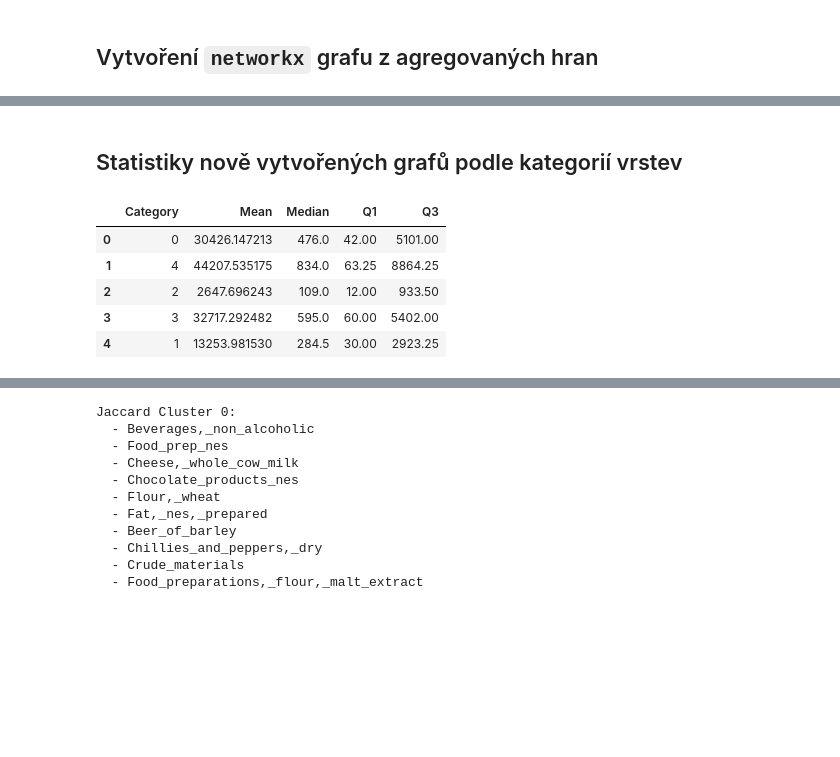
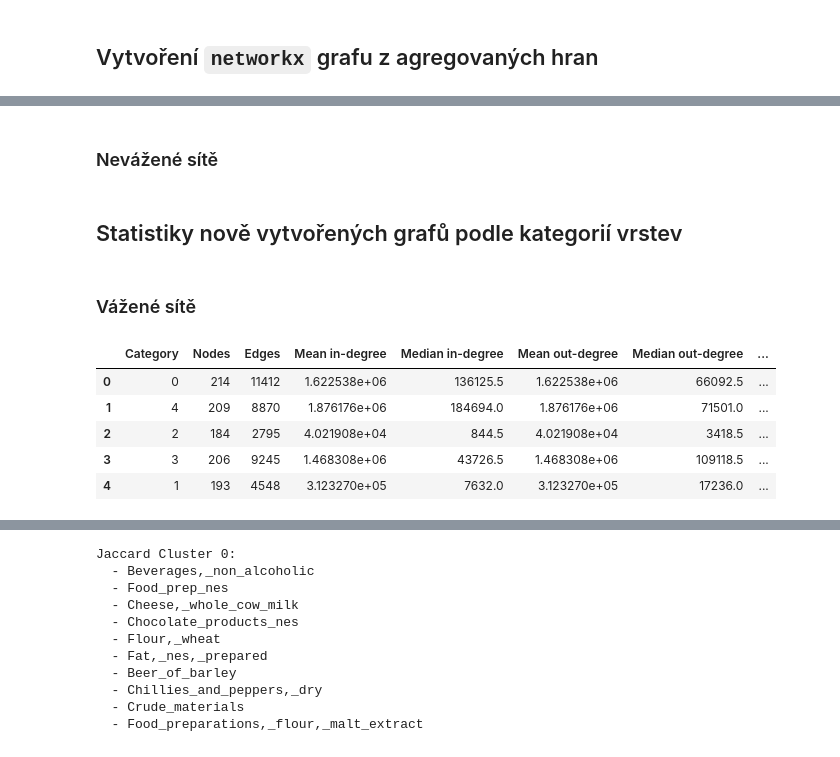
Before and after one commit to SLI0124/metody-analyzy-siti-ii, a Jupyter notebook: projects/implementation.ipynb, the cells around one changed output, grey strips where cells are left out. Saved outputs shown, nothing was run; the diff lists cells and outputs as text; code cells hidden in the pictures; blank space fills up the shorter version.

```diff
--- a/projects/implementation.ipynb
+++ b/projects/implementation.ipynb
@@ -241,27 +244,63 @@ for category in aggregated_edges['jaccard_cluster'].unique():
+# %% [markdown]
+### Nevážené sítě
+# %%
+category_graphs_un_weighted = {}
+
+for category in aggregated_edges['jaccard_cluster'].unique():
+
+    cat_edges = aggregated_edges[aggregated_edges['jaccard_cluster'] == category]
+
+    G_unweighted = nx.DiGraph()
+    node_ids = set(cat_edges['source']).union(set(cat_edges['target']))
+    for node_id in node_ids:
+        label = node_id_to_label.get(node_id, str(node_id))
+        G_unweighted.add_node(node_id, label=label)
+
+    for _, edge in cat_edges.iterrows():
+        G_unweighted.add_edge(edge['source'], edge['target'])
+
+    category_graphs_un_weighted[category] = G_unweighted
 # %% [markdown]
 ## Statistiky nově vytvořených grafů podle kategorií vrstev
+# %% [markdown]
+### Vážené sítě
 # %%
-stats = []
-for category, graph in category_graphs.items():
-    weights = [d['weight'] for _, _, d in graph.edges(data=True)]
-    mean = np.mean(weights)
-    median = np.median(weights)
-    q1 = np.percentile(weights, 25)
-    q3 = np.percentile(weights, 75)
+stats_weighted = []
+for category, graph in category_graphs_weighted.items():
+    weighted_in_deg = [deg for _, deg in graph.in_degree(weight='weight')]
+    weighted_out_deg = [deg for _, deg in graph.out_degree(weight='weight')]
+    weighted_total_deg = [deg for _, deg in graph.degree(weight='weight')]
+    num_nodes = graph.number_of_nodes()
+    num_edges = graph.number_of_edges()
+    num_strongly_connected = nx.number_strongly_connected_components(graph)
+    num_weakly_connected = nx.number_weakly_connected_components(graph)
+    num_in_zero = sum(1 for n, d in graph.in_degree(weight='weight') if d == 0)
+    num_out_zero = sum(1 for n, d in graph.out_degree(weight='weight') if d == 0)
+    degree_counts = Counter(weighted_total_deg)
 
-    stats.append({
-        'Category': category,
-        'Mean': mean,
-        'Median': median,
-        'Q1': q1,
-        'Q3': q3
+    stats_weighted.append({
+        "Category": category,
+        "Nodes": num_nodes,
+        "Edges": num_edges,
+        "Mean in-degree": np.mean(weighted_in_deg),
+        "Median in-degree": np.median(weighted_in_deg),
+        "Mean out-degree": np.mean(weighted_out_deg),
+        "Median out-degree": np.median(weighted_out_deg),
+        "Max degree": np.max(weighted_total_deg),
+        "Min degree": np.min(weighted_total_deg),
+        "Isolated nodes": (np.array(weighted_total_deg) == 0).sum(),
+        "Strongly connected components": num_strongly_connected,
+        "Weakly connected components": num_weakly_connected,
+        "Nodes with in-degree 0": num_in_zero,
+        "Nodes with out-degree 0": num_out_zero,
+        "Most common degree": degree_counts.most_common(1)[0][0] if degree_counts else None
     })
 
-pd.DataFrame(stats)
+pd.DataFrame(stats_weighted)
 # %% [output]
-|  | Category | Mean | Median | Q1 | Q3 |
-| 0 | 0 | 30426.147213 | 476.0 | 42.00 | 5101.00 |
-| 1 | 4 | 44207.535175 | 834.0 | 63.25 | 8864.25 |
-| 2 | 2 | 2647.696243 | 109.0 | 12.00 | 933.50 |
-| 3 | 3 | 32717.292482 | 595.0 | 60.00 | 5402.00 |
-| 4 | 1 | 13253.981530 | 284.5 | 30.00 | 2923.25 |
+|  | Category | Nodes | Edges | Mean in-degree | Median in-degree | Mean out-degree | Median out-degree | ... |
+| 0 | 0 | 214 | 11412 | 1.622538e+06 | 136125.5 | 1.622538e+06 | 66092.5 | ... |
+| 1 | 4 | 209 | 8870 | 1.876176e+06 | 184694.0 | 1.876176e+06 | 71501.0 | ... |
+| 2 | 2 | 184 | 2795 | 4.021908e+04 | 844.5 | 4.021908e+04 | 3418.5 | ... |
+| 3 | 3 | 206 | 9245 | 1.468308e+06 | 43726.5 | 1.468308e+06 | 109118.5 | ... |
+| 4 | 1 | 193 | 4548 | 3.123270e+05 | 7632.0 | 3.123270e+05 | 17236.0 | ... |
```
Also changed, not shown: parts of 47 cells of this notebook.
